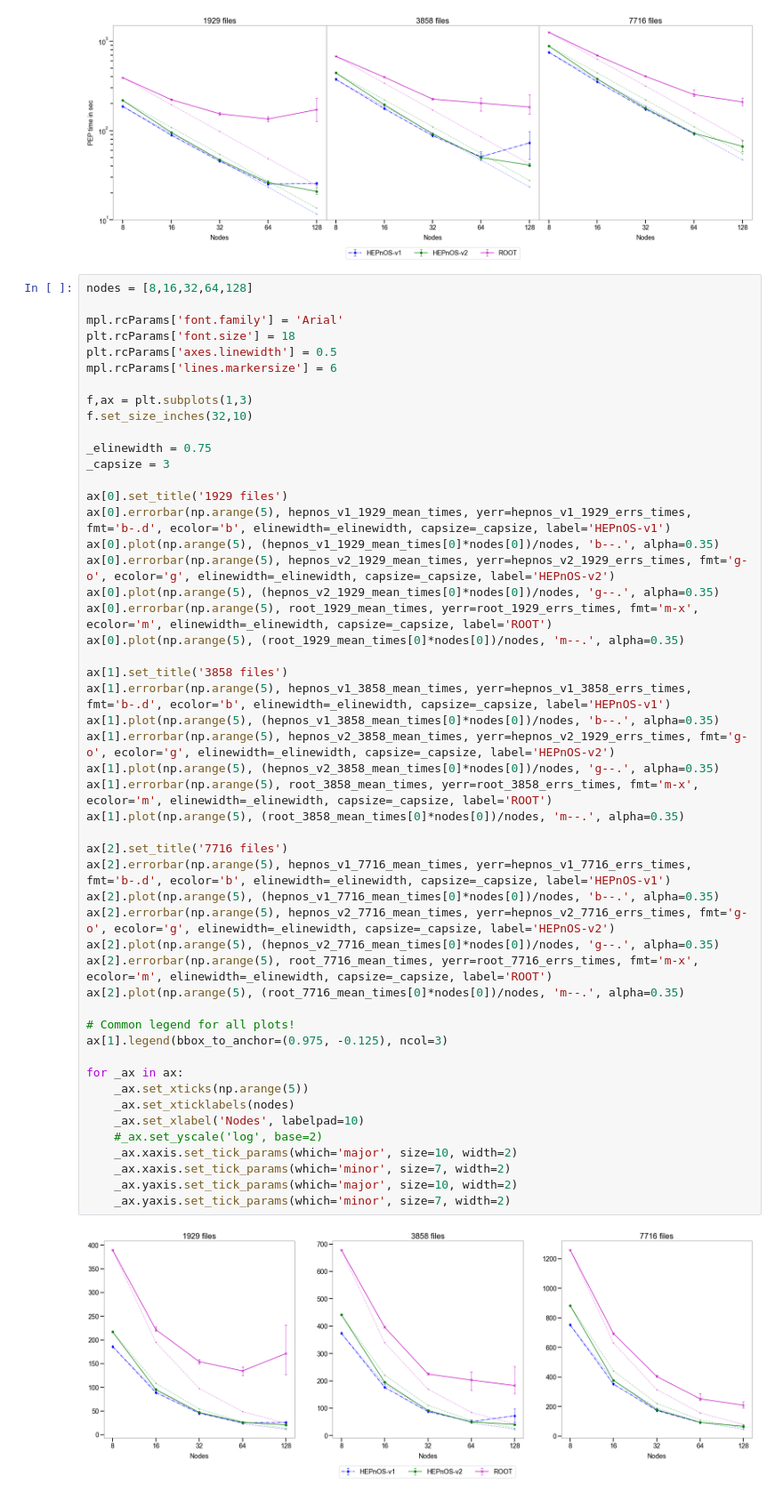
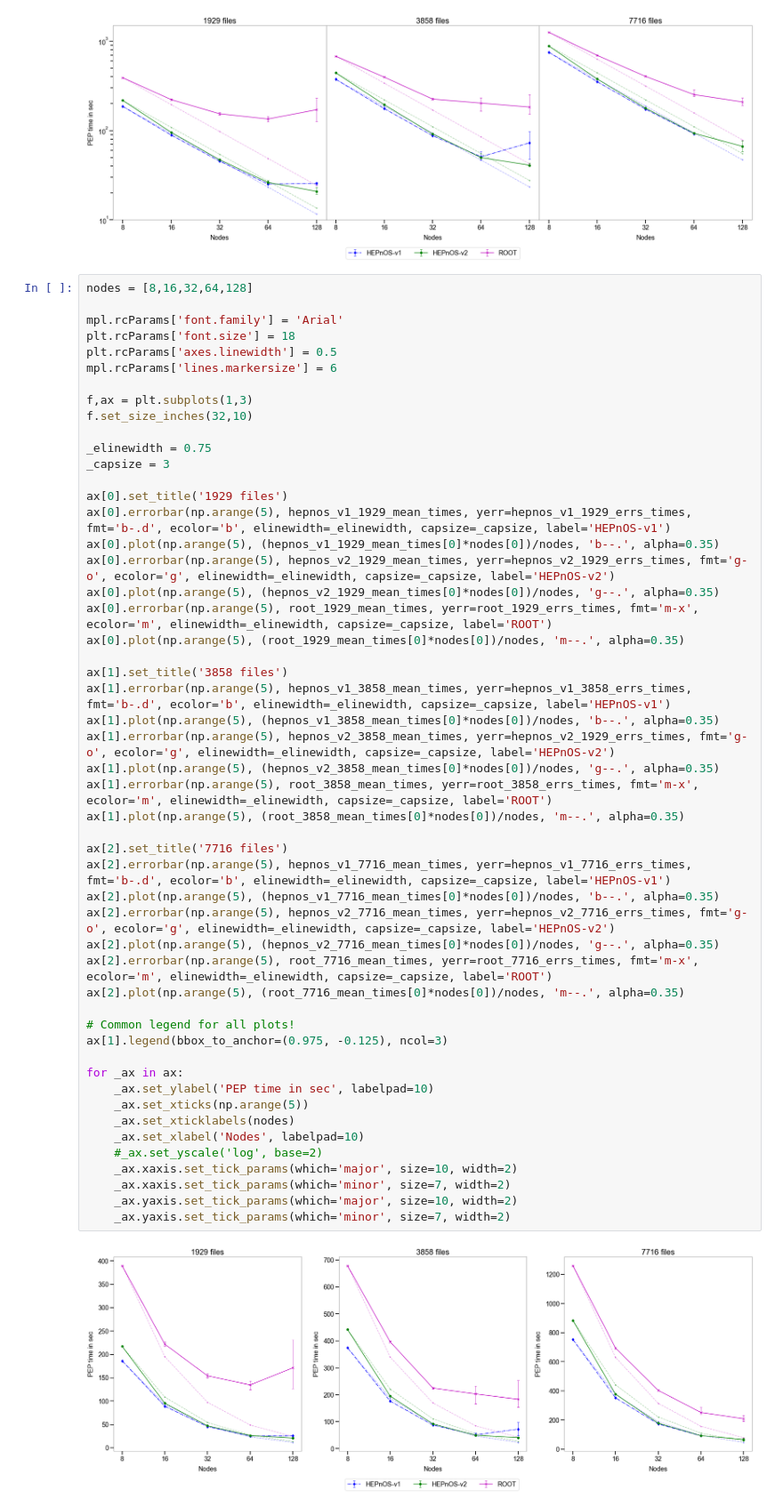
Before and after one commit to HEPonHPC/hepnos_eventselection, a Jupyter notebook: scaling/results.ipynb, the cells around one changed output. Shown: that part at 89% size. Cells and saved outputs as stored; diff of their text form.

```diff
--- a/scaling/results.ipynb
+++ b/scaling/results.ipynb
@@ -113,31 +113,32 @@ ax[0].plot(np.arange(5), (root_1929_mean_times[0]*nodes[0])/nodes, 'm--.', alpha
 
 ax[1].set_title('3858 files')
 ax[1].errorbar(np.arange(5), hepnos_v1_3858_mean_times, yerr=hepnos_v1_3858_errs_times, fmt='b-.d', ecolor='b', elinewidth=_elinewidth, capsize=_capsize, label='HEPnOS-v1')
 ax[1].plot(np.arange(5), (hepnos_v1_3858_mean_times[0]*nodes[0])/nodes, 'b--.', alpha=0.35)
 ax[1].errorbar(np.arange(5), hepnos_v2_3858_mean_times, yerr=hepnos_v2_1929_errs_times, fmt='g-o', ecolor='g', elinewidth=_elinewidth, capsize=_capsize, label='HEPnOS-v2')
 ax[1].plot(np.arange(5), (hepnos_v2_3858_mean_times[0]*nodes[0])/nodes, 'g--.', alpha=0.35)
 ax[1].errorbar(np.arange(5), root_3858_mean_times, yerr=root_3858_errs_times, fmt='m-x', ecolor='m', elinewidth=_elinewidth, capsize=_capsize, label='ROOT')
 ax[1].plot(np.arange(5), (root_3858_mean_times[0]*nodes[0])/nodes, 'm--.', alpha=0.35)
 
 ax[2].set_title('7716 files')
 ax[2].errorbar(np.arange(5), hepnos_v1_7716_mean_times, yerr=hepnos_v1_7716_errs_times, fmt='b-.d', ecolor='b', elinewidth=_elinewidth, capsize=_capsize, label='HEPnOS-v1')
 ax[2].plot(np.arange(5), (hepnos_v1_7716_mean_times[0]*nodes[0])/nodes, 'b--.', alpha=0.35)
 ax[2].errorbar(np.arange(5), hepnos_v2_7716_mean_times, yerr=hepnos_v2_7716_errs_times, fmt='g-o', ecolor='g', elinewidth=_elinewidth, capsize=_capsize, label='HEPnOS-v2')
 ax[2].plot(np.arange(5), (hepnos_v2_7716_mean_times[0]*nodes[0])/nodes, 'g--.', alpha=0.35)
 ax[2].errorbar(np.arange(5), root_7716_mean_times, yerr=root_7716_errs_times, fmt='m-x', ecolor='m', elinewidth=_elinewidth, capsize=_capsize, label='ROOT')
 ax[2].plot(np.arange(5), (root_7716_mean_times[0]*nodes[0])/nodes, 'm--.', alpha=0.35)
 
 # Common legend for all plots!
 ax[1].legend(bbox_to_anchor=(0.975, -0.125), ncol=3)
 
 for _ax in ax:
+    _ax.set_ylabel('PEP time in sec', labelpad=10)
     _ax.set_xticks(np.arange(5))
     _ax.set_xticklabels(nodes)
     _ax.set_xlabel('Nodes', labelpad=10)
     #_ax.set_yscale('log', base=2)
     _ax.xaxis.set_tick_params(which='major', size=10, width=2)
     _ax.xaxis.set_tick_params(which='minor', size=7, width=2)
     _ax.yaxis.set_tick_params(which='major', size=10, width=2)
     _ax.yaxis.set_tick_params(which='minor', size=7, width=2)
 # %% [output]
-[figure, old version]
+[figure, new version]
```
